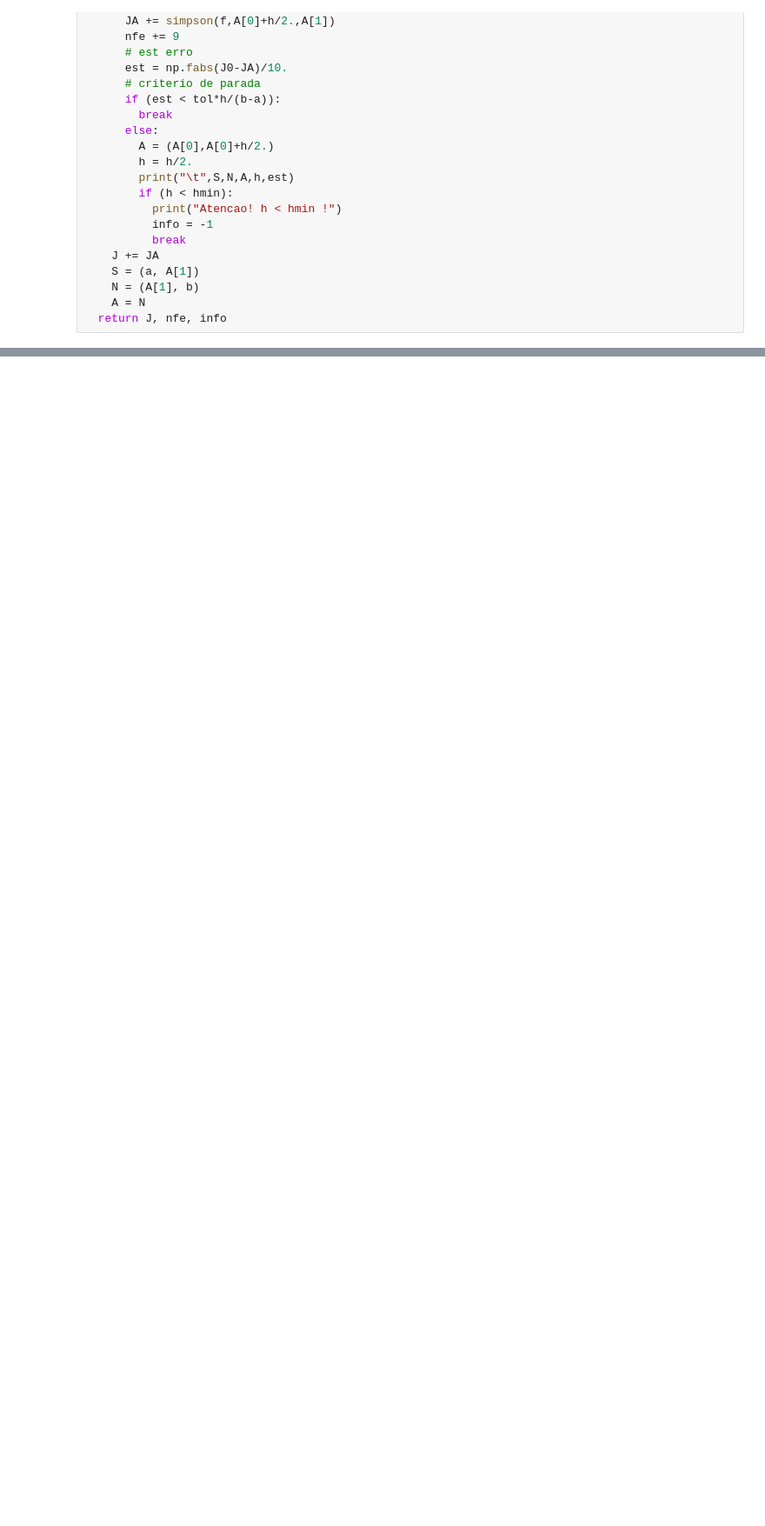
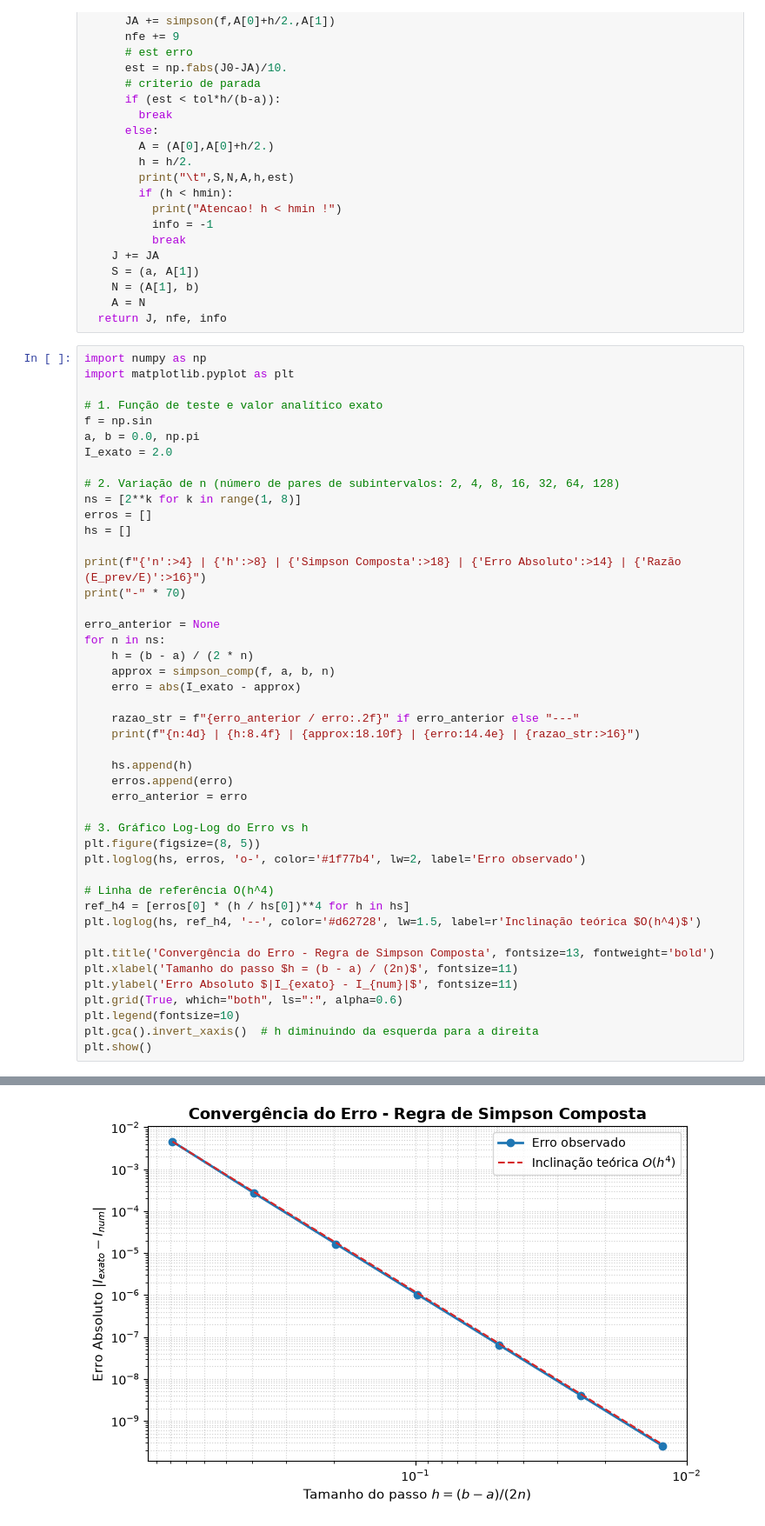
Before and after one commit to Ederson-Passos/applied-numerical-methods, a Jupyter notebook: notebooks/lecture_151026.ipynb, the cells around one changed output, grey strips where cells are left out. Shown at 87% size. Drawn from its saved outputs; the diff is of its cells as text; blank space fills up the shorter version.

Commit message:
Lecture of 15/10/2026. Simpson Compost.

```diff
--- a/notebooks/lecture_151026.ipynb
+++ b/notebooks/lecture_151026.ipynb
@@ -61,3 +61,49 @@ def simad(f,a,b,tol=1e-8,hmin=1e-10):
     N = (A[1], b)
     A = N
   return J, nfe, info
+# %%
+import numpy as np
+import matplotlib.pyplot as plt
+
+# 1. Função de teste e valor analítico exato
+f = np.sin
+a, b = 0.0, np.pi
+I_exato = 2.0
+
+# 2. Variação de n (número de pares de subintervalos: 2, 4, 8, 16, 32, 64, 128)
+ns = [2**k for k in range(1, 8)]
+erros = []
+hs = []
+
+print(f"{'n':>4} | {'h':>8} | {'Simpson Composta':>18} | {'Erro Absoluto':>14} | {'Razão (E_prev/E)':>16}")
+print("-" * 70)
+
+erro_anterior = None
+for n in ns:
+    h = (b - a) / (2 * n)
+    approx = simpson_comp(f, a, b, n)
+    erro = abs(I_exato - approx)
+
+    razao_str = f"{erro_anterior / erro:.2f}" if erro_anterior else "---"
+    print(f"{n:4d} | {h:8.4f} | {approx:18.10f} | {erro:14.4e} | {razao_str:>16}")
+
+    hs.append(h)
+    erros.append(erro)
+    erro_anterior = erro
+
+# 3. Gráfico Log-Log do Erro vs h
+plt.figure(figsize=(8, 5))
+plt.loglog(hs, erros, 'o-', color='#1f77b4', lw=2, label='Erro observado')
+
+# Linha de referência O(h^4)
+ref_h4 = [erros[0] * (h / hs[0])**4 for h in hs]
+plt.loglog(hs, ref_h4, '--', color='#d62728', lw=1.5, label=r'Inclinação teórica $O(h^4)$')
+
+plt.title('Convergência do Erro - Regra de Simpson Composta', fontsize=13, fontweight='bold')
+plt.xlabel('Tamanho do passo $h = (b - a) / (2n)$', fontsize=11)
+plt.ylabel('Erro Absoluto $|I_{exato} - I_{num}|$', fontsize=11)
+plt.grid(True, which="both", ls=":", alpha=0.6)
+plt.legend(fontsize=10)
+plt.gca().invert_xaxis()  # h diminuindo da esquerda para a direita
+plt.show()
+# %% [output]
@@ -63,0 +119 @@ def simad(f,a,b,tol=1e-8,hmin=1e-10):
+[figure, added]
```
Also changed, not shown: parts of 3 cells of this notebook.
